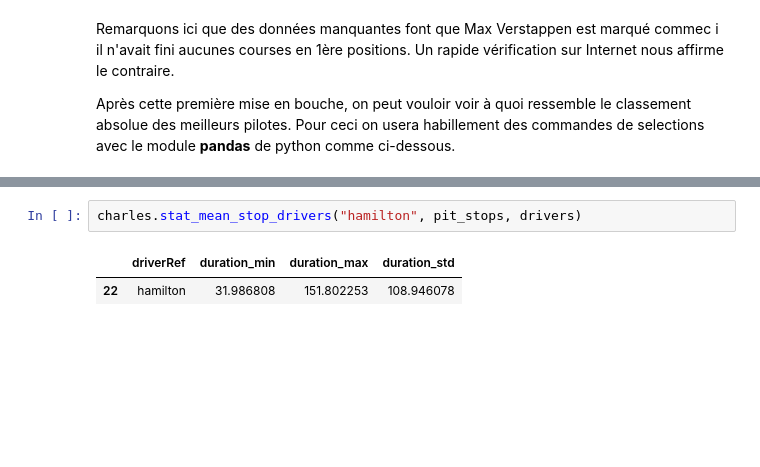
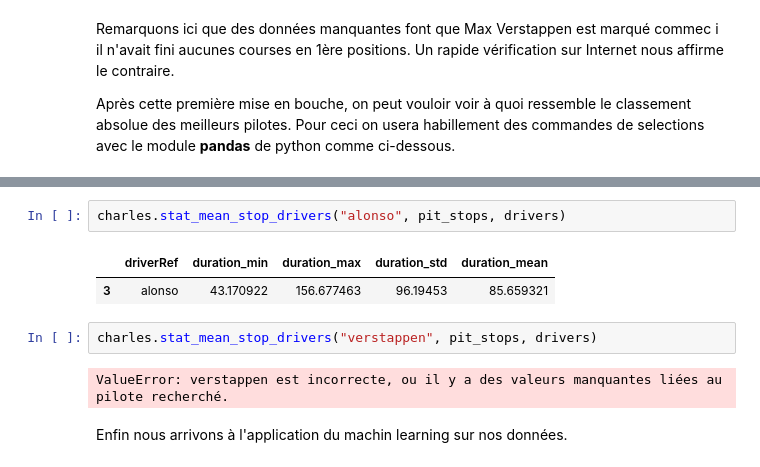
Before and after one commit to OzeelCharles/projet_info2, a Jupyter notebook: Notebook_final.ipynb, the cells around one changed output, grey strips where cells are left out. Drawn from its saved outputs; the diff is of its cells as text; blank space fills up the shorter version.

```diff
--- a/Notebook_final.ipynb
+++ b/Notebook_final.ipynb
@@ -144,5 +163,11 @@ Remarque:
 # %%
-charles.stat_mean_stop_drivers("hamilton", pit_stops, drivers)
+charles.stat_mean_stop_drivers("alonso", pit_stops, drivers)
 # %% [output]
-|  | driverRef | duration_min | duration_max | duration_std |
-| 22 | hamilton | 31.986808 | 151.802253 | 108.946078 |
+|  | driverRef | duration_min | duration_max | duration_std | duration_mean |
+| 3 | alonso | 43.170922 | 156.677463 | 96.19453 | 85.659321 |
+# %%
+charles.stat_mean_stop_drivers("verstappen", pit_stops, drivers)
+# %% [output]
+ValueError: verstappen est incorrecte, ou il y a des valeurs manquantes liées au pilote recherché.
+# %% [markdown]
+Enfin nous arrivons à l'application du machin learning sur nos données.
```
Also changed, not shown: parts of 2 cells of this notebook.
